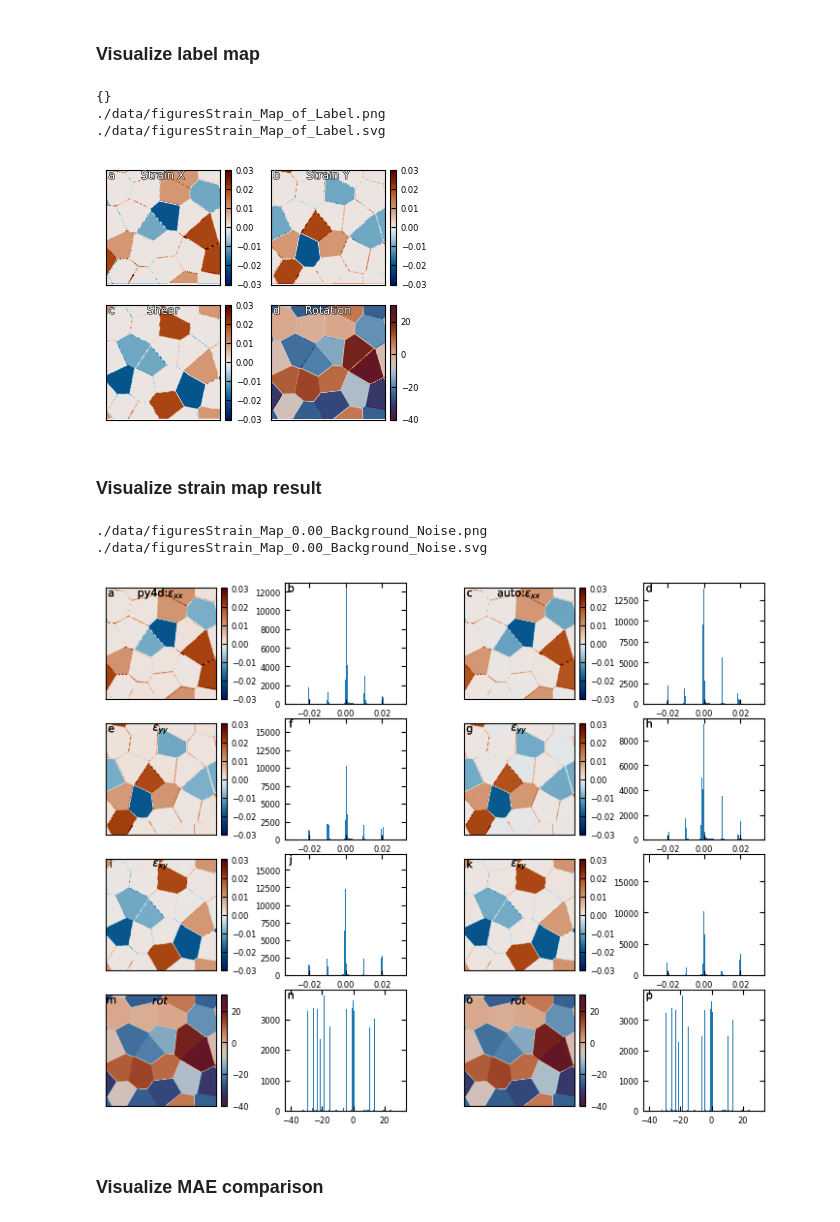
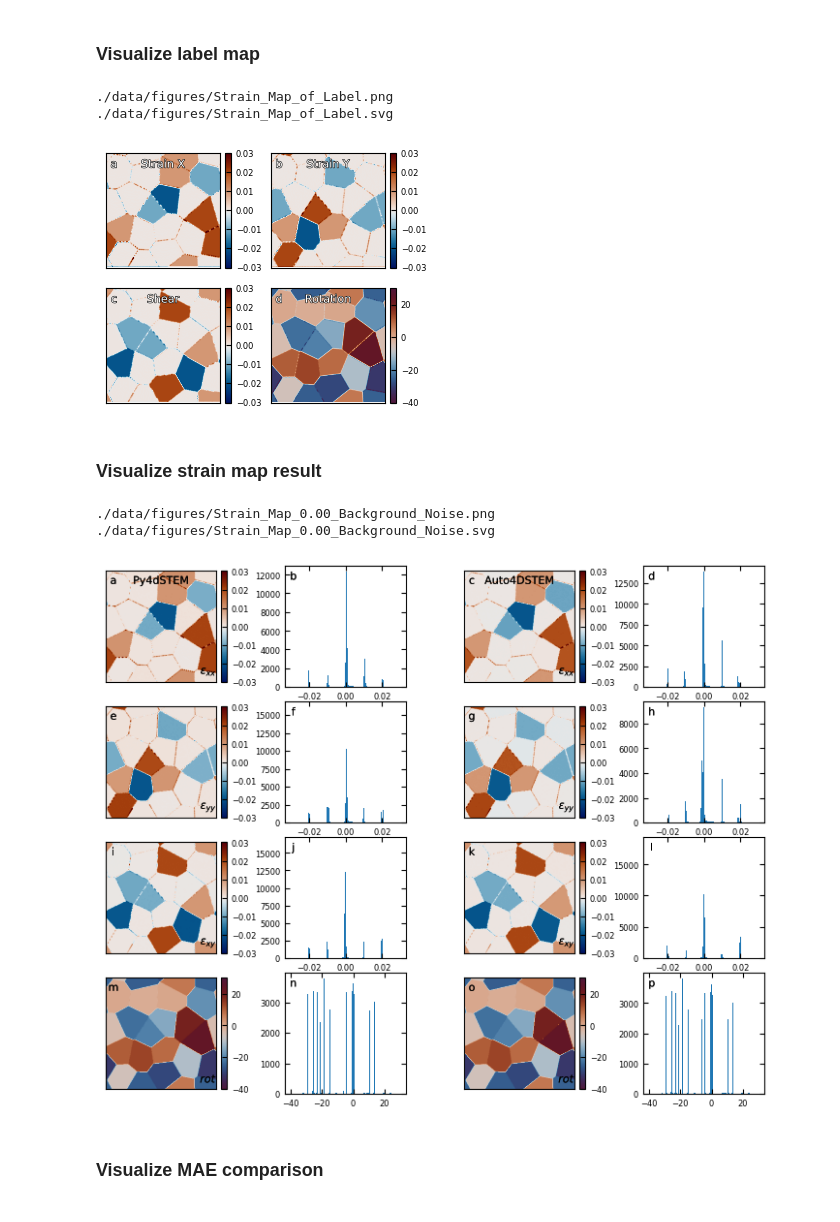
Before and after one commit to m3-learning/Auto4DSTEM, a Jupyter notebook: content/01_Auto4DSTEM_simulated.ipynb, the cells around one changed output. Cells and saved outputs as stored; diff of their text form; code cells hidden in the pictures.

```diff
--- a/content/01_Auto4DSTEM_simulated.ipynb
+++ b/content/01_Auto4DSTEM_simulated.ipynb
@@ -252,20 +254,19 @@ visual = VisualizeSimulation(
 # %% [markdown]
 ### Visualize label map
 # %%
-visual.visual_label_map(cmap_strain=cm.vik, cmap_rotation=cm.vikO, label_style="b")
+visual.visual_label_map(cmap_strain=cm.vik, cmap_rotation=cm.vikO, label_style="wb",inset_fraction=(0.1,0.07))
 # %% [output]
-{}
-./data/figuresStrain_Map_of_Label.png
-./data/figuresStrain_Map_of_Label.svg
+./data/figures/Strain_Map_of_Label.png
+./data/figures/Strain_Map_of_Label.svg
-[figure, old version]
+[figure, new version]
 # %% [markdown]
 ### Visualize strain map result
 # %%
-visual.visual_strain()
+visual.visual_strain(inset_fraction = (0.09,0.07))
 # %% [output]
-./data/figuresStrain_Map_0.00_Background_Noise.png
-./data/figuresStrain_Map_0.00_Background_Noise.svg
+./data/figures/Strain_Map_0.00_Background_Noise.png
+./data/figures/Strain_Map_0.00_Background_Noise.svg
-[figure, old version]
+[figure, new version]
 # %% [markdown]
 ### Visualize MAE comparison
 # %%
```
Also changed, not shown: parts of 6 cells of this notebook, 2 other files.
